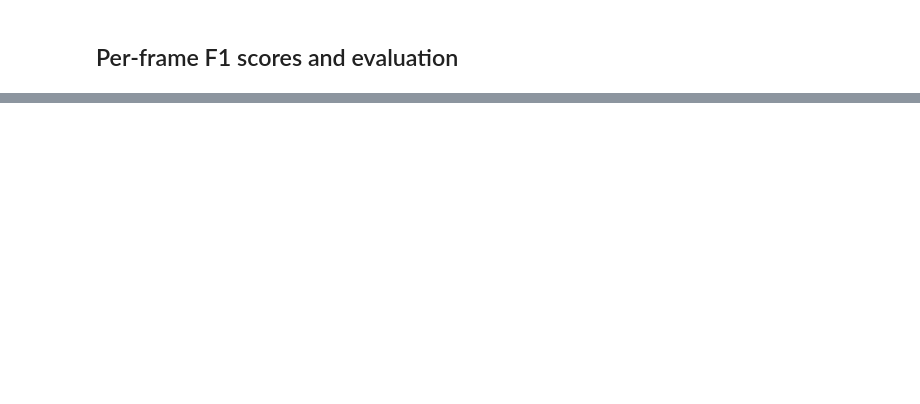
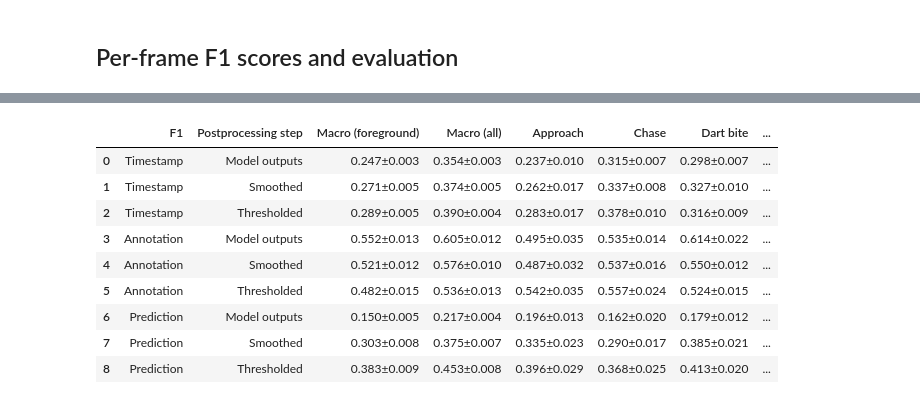
Before and after one commit to pnuehrenberg/vassi, a Jupyter notebook: examples/social_cichlids/results_and_figures.ipynb, the cells around one changed output, grey strips where cells are left out. Drawn from its saved outputs; the diff is of its cells as text; code cells hidden in the pictures; blank space fills up the shorter version.

```diff
--- a/examples/social_cichlids/results_and_figures.ipynb
+++ b/examples/social_cichlids/results_and_figures.ipynb
@@ -236,5 +258,0 @@ for run in experiment:
-# %%
-summary = pd.concat([summary for summary, _ in experiment.collect().values()], ignore_index=True)
-confusion = [y for _, y in experiment.collect().values()]
-
-summary.head()
@@ -267 +272,4 @@ def aggregate_scores(summary, score_level, *, categories):
+# %%
+summary, confusion = from_cache("results.cache")
+test_result = from_cache("predictions.cache")
 # %%
@@ -576,0 +1108,33 @@ def aggregate_scores(summary, score_level, *, categories):
+# %%
+scores = []
+formatted = {}
+
+for f1 in ["timestamp", "annotation", "prediction"]:
+    aggregated = aggregate_scores(summary, f"{f1}_f1", categories=dataset_test.categories).reset_index()
+    aggregated["f1"] = f1
+    scores.append(aggregated.set_index("f1"))
+
+scores = pd.concat(scores).reset_index()
+formatted["F1"] = scores["f1"]
+formatted["Postprocessing step"] = scores["postprocessing_step"]
+
+for column in scores.columns.droplevel(1)[2:]:
+    column_formatted = column.replace("-", " (")
+    if "(" in column_formatted:
+        column_formatted += ")"
+    column_formatted = column_formatted.replace("_", " ")
+    formatted[column_formatted.capitalize()] = scores[column].apply(lambda values: f"{values["mean"]:.03f}±{values["std"]:.03f}", axis=1)
+
+formatted = pd.DataFrame(formatted)
+formatted.map(lambda s: s.replace("_", " ").capitalize())
+# %% [output]
+|  | F1 | Postprocessing step | Macro (foreground) | Macro (all) | Approach | Chase | Dart bite | ... |
+| 0 | Timestamp | Model outputs | 0.247±0.003 | 0.354±0.003 | 0.237±0.010 | 0.315±0.007 | 0.298±0.007 | ... |
+| 1 | Timestamp | Smoothed | 0.271±0.005 | 0.374±0.005 | 0.262±0.017 | 0.337±0.008 | 0.327±0.010 | ... |
+| 2 | Timestamp | Thresholded | 0.289±0.005 | 0.390±0.004 | 0.283±0.017 | 0.378±0.010 | 0.316±0.009 | ... |
+| 3 | Annotation | Model outputs | 0.552±0.013 | 0.605±0.012 | 0.495±0.035 | 0.535±0.014 | 0.614±0.022 | ... |
+| 4 | Annotation | Smoothed | 0.521±0.012 | 0.576±0.010 | 0.487±0.032 | 0.537±0.016 | 0.550±0.012 | ... |
+| 5 | Annotation | Thresholded | 0.482±0.015 | 0.536±0.013 | 0.542±0.035 | 0.557±0.024 | 0.524±0.015 | ... |
+| 6 | Prediction | Model outputs | 0.150±0.005 | 0.217±0.004 | 0.196±0.013 | 0.162±0.020 | 0.179±0.012 | ... |
+| 7 | Prediction | Smoothed | 0.303±0.008 | 0.375±0.007 | 0.335±0.023 | 0.290±0.017 | 0.385±0.021 | ... |
+| 8 | Prediction | Thresholded | 0.383±0.009 | 0.453±0.008 | 0.396±0.029 | 0.368±0.025 | 0.413±0.020 | ... |
```
Also changed, not shown: parts of 40 cells of this notebook, 4 other files.
